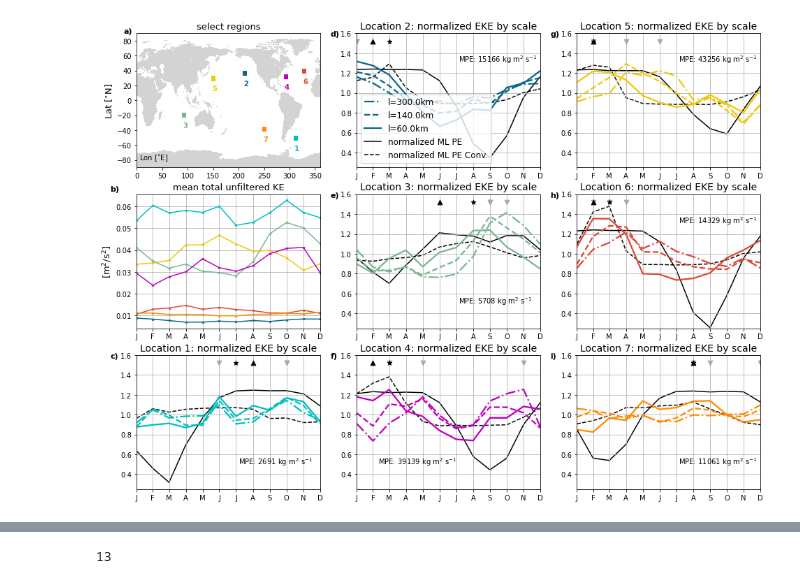
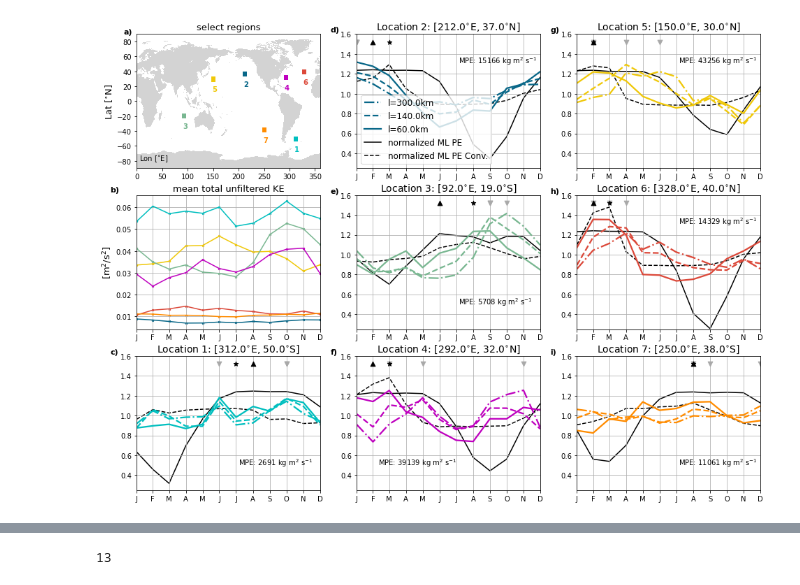
Before and after one commit to jakesteinberg/CPT, a Jupyter notebook: global_along_track_synthesis.ipynb, the cells around one changed output, grey strips where cells are left out. Cells and saved outputs as stored; diff of their text form; code cells hidden in the pictures.

```diff
--- a/global_along_track_synthesis.ipynb
+++ b/global_along_track_synthesis.ipynb
@@ -147,49 +147,56 @@ for i in range(7):
         ax[axi[i][0], axi[i][1]].scatter(frac_year[eke_mm], 1.52, s=45, marker=ms[kk], color='#A9A9A9', zorder=2)
 
     if (i == 0) | (i == 1) | (i == 3):
         ax[axi[i][0], axi[i][1]].text(0.55, 1.31, 'MPE: ' +  \
                                   str(np.int(np.round(np.nanmean(pe[:,in_lat_pe[i]][:,:,in_lon_pe[i]]),0))) + \
                                   ' kg m$^2$ s$^{-1}$', fontsize=10)
     if (i == 2) | (i == 4) | (i == 6):
         ax[axi[i][0], axi[i][1]].text(0.55, 0.5, 'MPE: ' +  \
                                   str(np.int(np.round(np.nanmean(pe[:,in_lat_pe[i]][:,:,in_lon_pe[i]]),0))) + \
                                   ' kg m$^2$ s$^{-1}$', fontsize=10)
     if i == 5:
         ax[axi[i][0], axi[i][1]].text(0.15, 0.5, 'MPE: ' +  \
                                   str(np.int(np.round(np.nanmean(pe[:,in_lat_pe[i]][:,:,in_lon_pe[i]]),0))) + \
                                   ' kg m$^2$ s$^{-1}$', fontsize=10)
 
     ax[axi[i][0], axi[i][1]].set_xticks(frac_year)
     ax[axi[i][0], axi[i][1]].set_xticklabels(month_labels)
     ax[axi[i][0], axi[i][1]].set_xlim([frac_year[0], frac_year[-1]])
     # ax[axi[i][0], axi[i][1]].set_ylim([0.6, 1.5])
     ax[axi[i][0], axi[i][1]].set_ylim([0.25, 1.6])
     ax[axi[i][0], axi[i][1]].grid()
 
-ax[0,1].set_title('Location 2: normalized EKE by scale', fontsize=14)
-ax[0,2].set_title('Location 5: normalized EKE by scale', fontsize=14)
-ax[1,1].set_title('Location 3: normalized EKE by scale', fontsize=14)
-ax[1,2].set_title('Location 6: normalized EKE by scale', fontsize=14)
-ax[2,0].set_title('Location 1: normalized EKE by scale', fontsize=14)
-ax[2,1].set_title('Location 4: normalized EKE by scale', fontsize=14)
-ax[2,2].set_title('Location 7: normalized EKE by scale', fontsize=14)
+ax[0,1].set_title('Location 2: [' + str(np.round(np.nanmean(lon_bin_c[in_lon[0]]),2)) + '$^{\circ}$E, ' + \
+                  str(np.round(np.nanmean(lat_bin_c[in_lat[0]]),2)) + '$^{\circ}$N]', fontsize=14)
+ax[0,2].set_title('Location 5: [' + str(np.round(np.nanmean(lon_bin_c[in_lon[1]]),2)) + '$^{\circ}$E, ' + \
+                  str(np.round(np.nanmean(lat_bin_c[in_lat[1]]),2)) + '$^{\circ}$N]', fontsize=14)
+ax[1,1].set_title('Location 3: [' + str(np.round(np.nanmean(lon_bin_c[in_lon[2]]),2)) + '$^{\circ}$E, ' + \
+                  str(np.abs(np.round(np.nanmean(lat_bin_c[in_lat[2]]),2))) + '$^{\circ}$S]', fontsize=14)
+ax[1,2].set_title('Location 6: [' + str(np.round(np.nanmean(lon_bin_c[in_lon[3]]),2)) + '$^{\circ}$E, ' + \
+                  str(np.round(np.nanmean(lat_bin_c[in_lat[3]]),2)) + '$^{\circ}$N]', fontsize=14)
+ax[2,0].set_title('Location 1: [' + str(np.round(np.nanmean(lon_bin_c[in_lon[4]]),2)) + '$^{\circ}$E, ' + \
+                  str(np.abs(np.round(np.nanmean(lat_bin_c[in_lat[4]]),2))) + '$^{\circ}$S]', fontsize=14)
+ax[2,1].set_title('Location 4: [' + str(np.round(np.nanmean(lon_bin_c[in_lon[5]]),2)) + '$^{\circ}$E, ' + \
+                  str(np.round(np.nanmean(lat_bin_c[in_lat[5]]),2)) + '$^{\circ}$N]', fontsize=14)
+ax[2,2].set_title('Location 7: [' + str(np.round(np.nanmean(lon_bin_c[in_lon[6]]),2)) + '$^{\circ}$E, ' + \
+                  str(np.abs(np.round(np.nanmean(lat_bin_c[in_lat[6]]),2))) + '$^{\circ}$S]', fontsize=14)
 handles, labels = ax[0,1].get_legend_handles_labels()
 ax[0,1].legend(handles, labels, fontsize=12)
 ax[0,0].text(-25, 90, 'a)', fontweight='bold', fontsize=11)
-ax[0,1].text(-0.09, 1.57, 'd)', fontweight='bold', fontsize=11)
-ax[0,2].text(-0.09, 1.57, 'g)', fontweight='bold', fontsize=11)
+ax[0,1].text(-0.09, 1.62, 'd)', fontweight='bold', fontsize=11)
+ax[0,2].text(-0.09, 1.62, 'g)', fontweight='bold', fontsize=11)
 ax[1,0].text(-0.09, 0.067, 'b)', fontweight='bold', fontsize=11)
-ax[1,1].text(-0.09, 1.57, 'e)', fontweight='bold', fontsize=11)
-ax[1,2].text(-0.09, 1.57, 'h)', fontweight='bold', fontsize=11)
-ax[2,0].text(-0.09, 1.57, 'c)', fontweight='bold', fontsize=11)
-ax[2,1].text(-0.09, 1.57, 'f)', fontweight='bold', fontsize=11)
-ax[2,2].text(-0.09, 1.57, 'i)', fontweight='bold', fontsize=11)
+ax[1,1].text(-0.09, 1.62, 'e)', fontweight='bold', fontsize=11)
+ax[1,2].text(-0.09, 1.62, 'h)', fontweight='bold', fontsize=11)
+ax[2,0].text(-0.09, 1.62, 'c)', fontweight='bold', fontsize=11)
+ax[2,1].text(-0.09, 1.62, 'f)', fontweight='bold', fontsize=11)
+ax[2,2].text(-0.09, 1.62, 'i)', fontweight='bold', fontsize=11)
 ax[0,0].grid()
 ax[1,0].grid()
 plt.show()
-# f.savefig('/Users/jakesteinberg/Desktop/cpt_manuscript_figures/r2/j2_eke_by_month.jpg', dpi=500)
+f.savefig('/Users/jakesteinberg/Desktop/cpt_manuscript_figures/r2/j2_eke_by_month.jpg', dpi=500)
 # %% [output]
-[figure, old version]
+[figure, new version]
 # %%
 # load and grid deformation radius
 c98 = xr.open_dataset('/Users/jakesteinberg/Documents/CPT/altimetry/global_deformation_radius_chelton_1998.nc')
```
Also changed, not shown: parts of 5 cells of this notebook, 1 other file.
